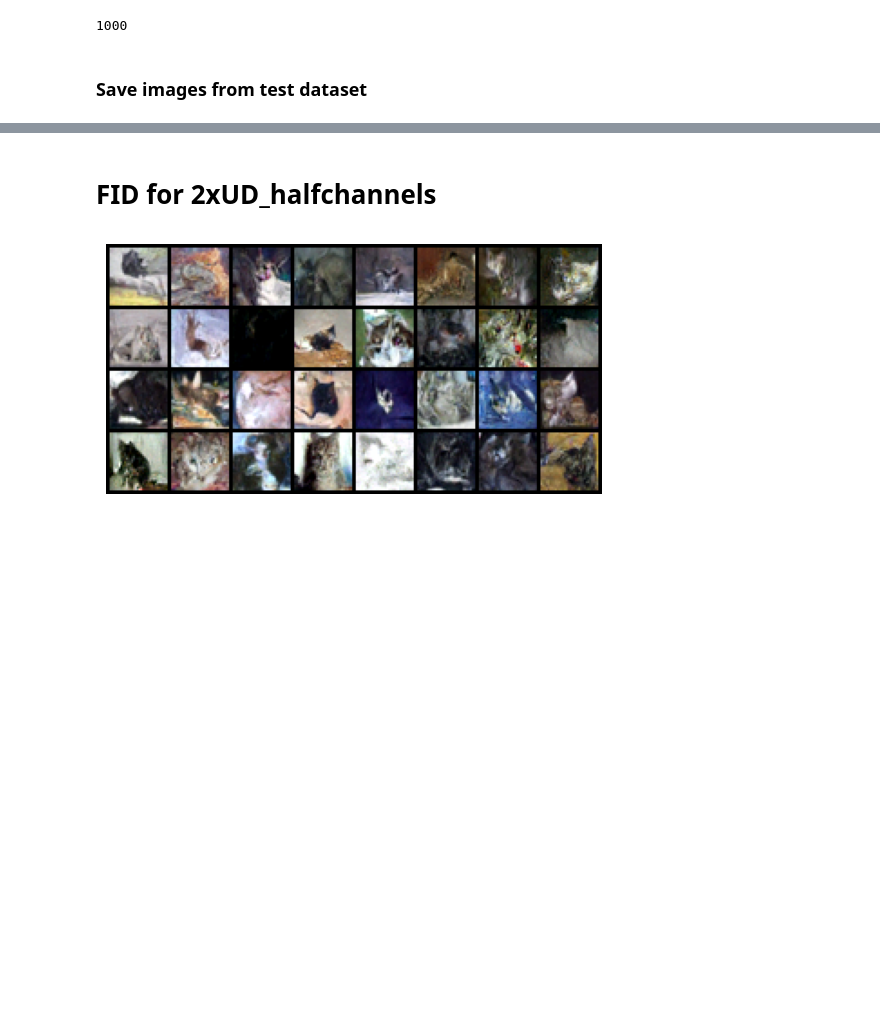
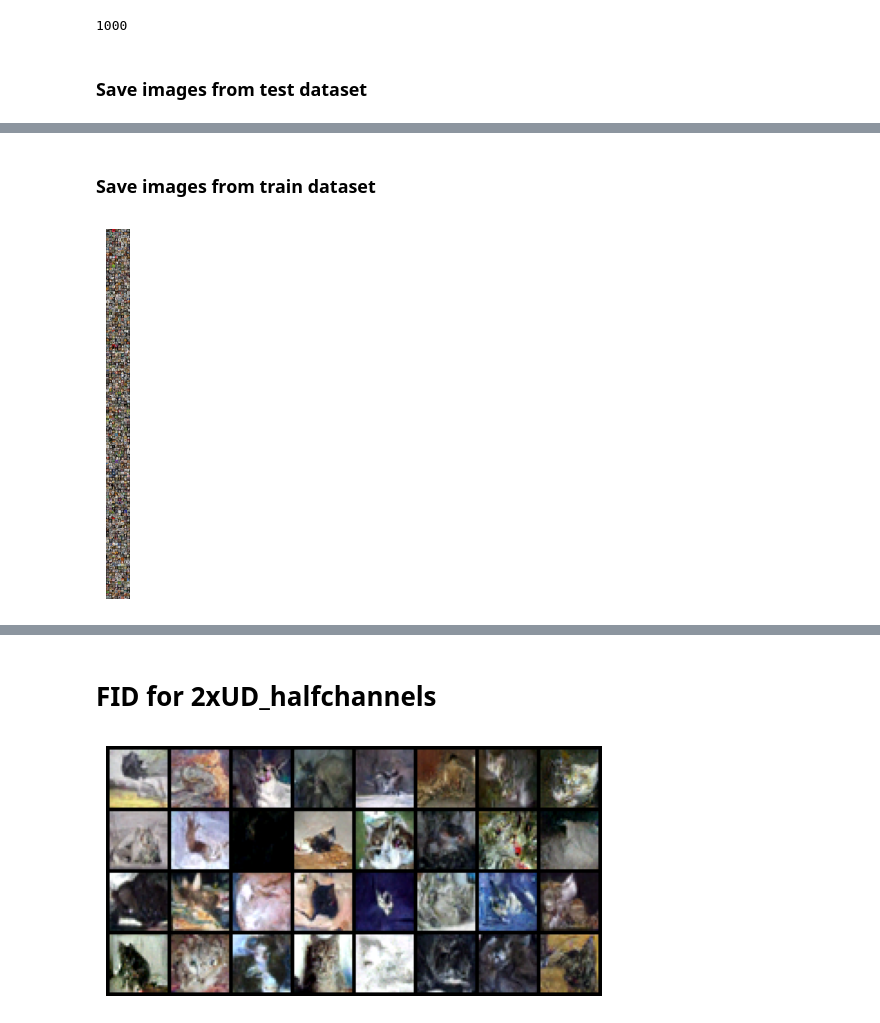
Before and after one commit to dkumar2701/image-deeplearning, a Jupyter notebook: FIDanalysis.ipynb, the cells around one changed output, grey strips where cells are left out. Cells and saved outputs as stored; diff of their text form; code cells hidden in the pictures; blank space fills up the shorter version.

```diff
--- a/FIDanalysis.ipynb
+++ b/FIDanalysis.ipynb
@@ -204,0 +242,25 @@ plt.show()
+# %% [markdown]
+### Save images from train dataset
+# %%
+test_folder = "test_images_shuffled"
+output_folder = os.path.join("output/", test_folder)
+shutil.rmtree(output_folder)
+os.makedirs(output_folder, exist_ok=True)
+
+img_grid_images = []
+for i, (images, _) in enumerate(catloader2):
+  images = images.squeeze()
+  if i<1000:
+    images = images/2 + 0.5
+    img_grid_images.append(images)
+    image_path = os.path.join(output_folder, f"{i}.png")
+    save_image(images, image_path)
+
+img_grid = torchvision.utils.make_grid(img_grid_images)
+ndarr = img_grid.permute(1, 2, 0).cpu().numpy()
+plt.figure()
+plt.axis("off")
+plt.imshow(ndarr)
+plt.show()
+# %% [output]
+[figure, added]
```
Also changed, not shown: parts of 10 cells of this notebook.
